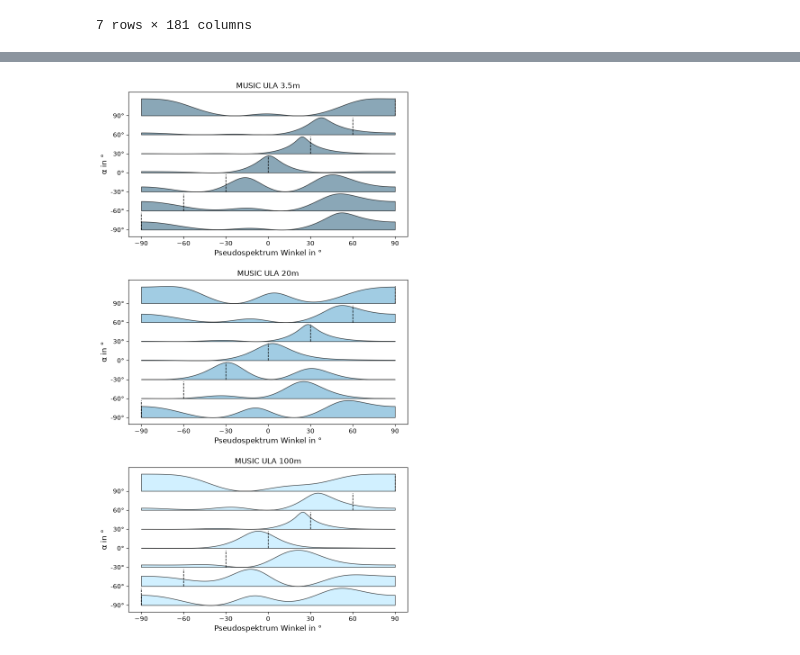
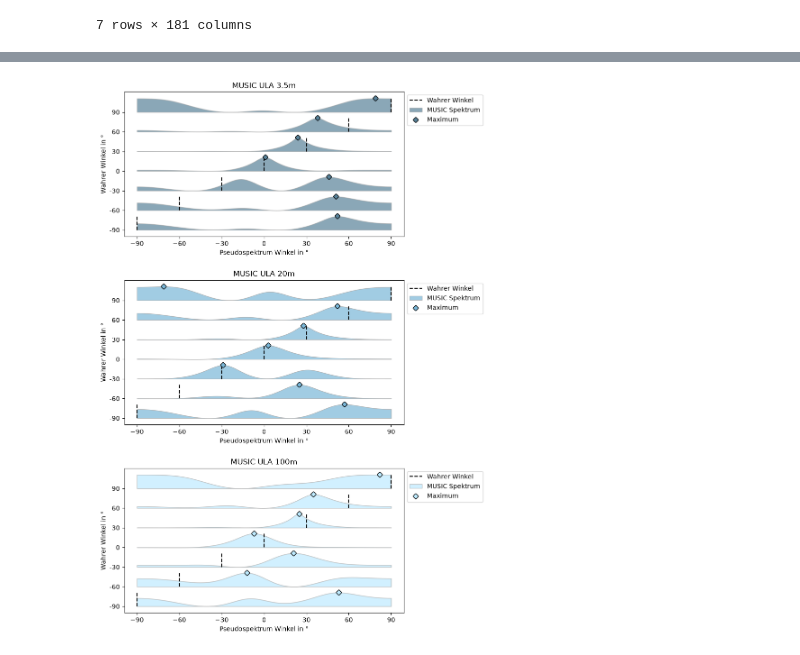
Before and after one commit to mathklk/QCDF, a Jupyter notebook: analyze/music_sum.ipynb, the cells around one changed output, grey strips where cells are left out. Saved outputs shown, nothing was run; the diff lists cells and outputs as text; code cells hidden in the pictures.

Commit message:
music spearate auswertung

```diff
--- a/analyze/music_sum.ipynb
+++ b/analyze/music_sum.ipynb
@@ -96,5 +136,5 @@ tests[0].df
 # %%
-def plotScenario(scenario: Scenario, ax: plt.Axes):
+def plotScenario(scenario: Scenario, ax: Axes):
     # fig, ax = plt.subplots(figsize=FIG_SIZE)
     ax.set_title("MUSIC " + scenario.name())
     df = scenario.df
@@ -105,56 +145,98 @@ def plotScenario(scenario: Scenario, ax: plt.Axes):
 
     for i, angle in enumerate(angles):
         y_offset = i
-        overlap = .9
+        overlap = .7
+
+        ax.vlines(
+            min(angle, frequencies.max()),
+            y_offset,
+            y_offset + overlap,
+            colors='black',
+            linestyles='--',
+            linewidth=1.5,
+            zorder=101-i,
+            label='Wahrer Winkel'#'$\\alpha$'
+        )
+
         spectrum = Z_norm[i] * overlap
         ax.fill_between(
             frequencies,
             y_offset,
             y_offset + spectrum,
-            alpha=0.7,
+            alpha=.7,
             color=scenario.color(),
-            edgecolor='black',
+            edgecolor='darkgray',#scenario.color(),
             linewidth=1,
-            zorder=100-i
+            zorder=100-i,
+            label='MUSIC Spektrum'#$\\text{P}(\\alpha)$'
         )
-        ax.vlines(
-            angle,
-            y_offset,
-            y_offset + overlap,
-            colors='black',
-            linestyles='--',
-            linewidth=1.0,
-            zorder=101-i
-        )
+
+        peak_idx = np.argmax(spectrum)
+        peak_freq = frequencies[peak_idx]
+        ax.scatter(
+            peak_freq,
+            y_offset + spectrum[peak_idx],
+            color=scenario.color(),
+            marker='D',
+            s=20,
+            zorder=102-i,
+            label='Maximum'#'$\\max\\text{P}(\\alpha)$'
+        ).set_path_effects([
+            pe.Stroke(linewidth=3, foreground='black'),
+            pe.Normal()
+        ])
+
+        # ).set_path_effects([
+        #     pe.Stroke(linewidth=3, foreground='white'),
+        #     pe.Normal()
+        # ])
+
+        # angle = min(frequencies.max(), max(frequencies.min(), angle))
+        # ax.scatter(
+        #     angle,
+        #     y_offset,#y_offset + spectrum[frequencies.get_loc(angle)],
+        #     color='red',
+        #     s=50,
+        #     zorder=102-i
+        # )
 
     yticks = range(0, len(angles), max(1, len(angles)//10))
     ax.set_yticks(yticks)
-    ax.set_yticklabels([f"{int(angles[i])}°" for i in yticks])
+    ax.set_yticklabels([str(int(angles[i])) for i in yticks])
     xticks = list(df.index.astype(float))
     if scenario.type == 'UCA':
         xticks = [-180] + xticks
     ax.set_xticks(xticks)
 
-    ax.set_xlabel('Pseudospektrum Winkel in °', fontsize=12)
-    ax.set_ylabel('α in °', fontsize=12)
+    ax.set_xlabel('Pseudospektrum Winkel in °')
+    # ax.set_ylabel('$\\alpha$ in °')
+    ax.set_ylabel('Wahrer Winkel in °')
+
     # ax.set_title(f'MUSIC Summen Spektrum - {scenario.name()}')
     # ax.spines['top'].set_visible(False)
     # ax.spines['right'].set_visible(False)
 
     # _min, _max = df.values.min(), df.values.max()
     # print(f"Scenario {scenario.name()} min: {_min}, max: {_max}")
 
-ula_fig, ula_axs = plt.subplots(3, figsize=FIG_SIZE*[1,3])
+ula_fig, ula_axs = subplots(nrows=3)
 # set vspace higher
 ula_fig.subplots_adjust(hspace=0.3)
 
 for (scenario, ax) in zip([test for test in tests if test.type == 'ULA'], ula_axs):
     plotScenario(scenario, ax)
 
-uca_fig, uca_axs = plt.subplots(figsize=FIG_SIZE)
-plotScenario([test for test in tests if test.type == 'UCA'][0], uca_axs)
+uca_fig, uca_ax = plt.subplots(figsize=FIG_SIZE*(1, 1.5))
+plotScenario([test for test in tests if test.type == 'UCA'][0], uca_ax)
+
+# remove duplicate handles
+for ax in list(ula_axs) + [uca_ax]:
+    handles, labels = ax.get_legend_handles_labels()
+    by_label = dict(zip(labels, handles))
+    ax.legend(by_label.values(), by_label.keys(), bbox_to_anchor=(1, 1))
+
 
 ula_fig.savefig('plots/MUSIC_Summe_Ridges_ULA.pdf', bbox_inches='tight')
 uca_fig.savefig('plots/MUSIC_Summe_Ridges_UCA.pdf', bbox_inches='tight')
 # %% [output]
-[figure, old version]
+[figure, new version]
```
Also changed, not shown: parts of 3 cells of this notebook, 3 other files.
